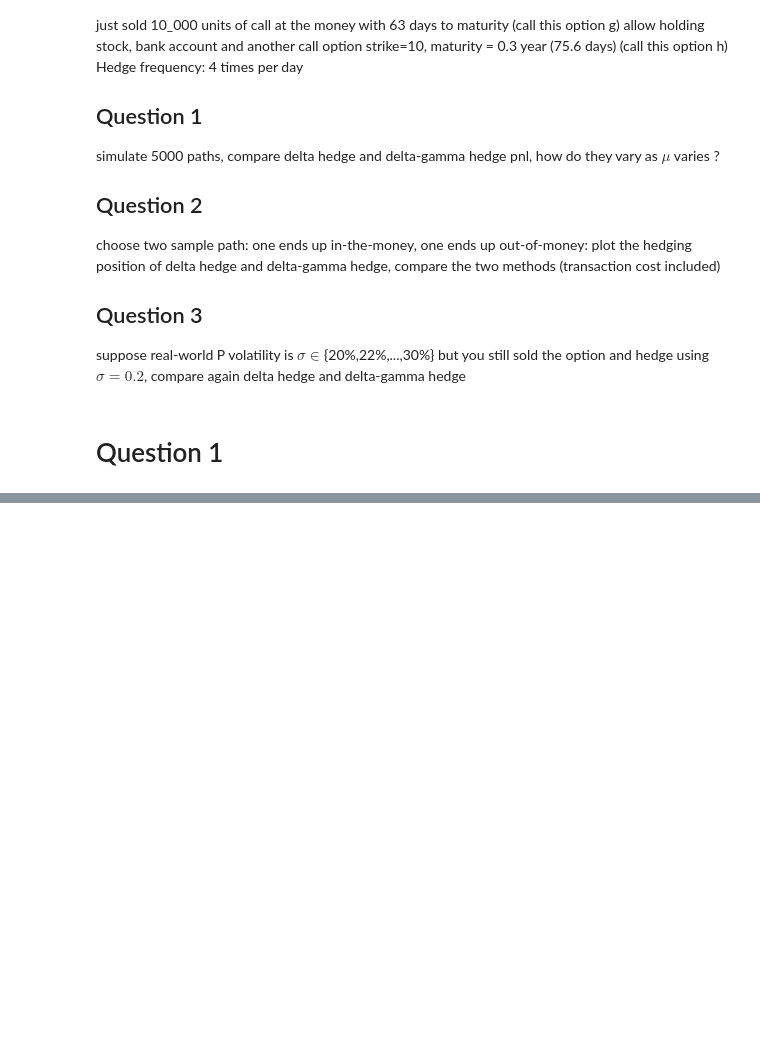
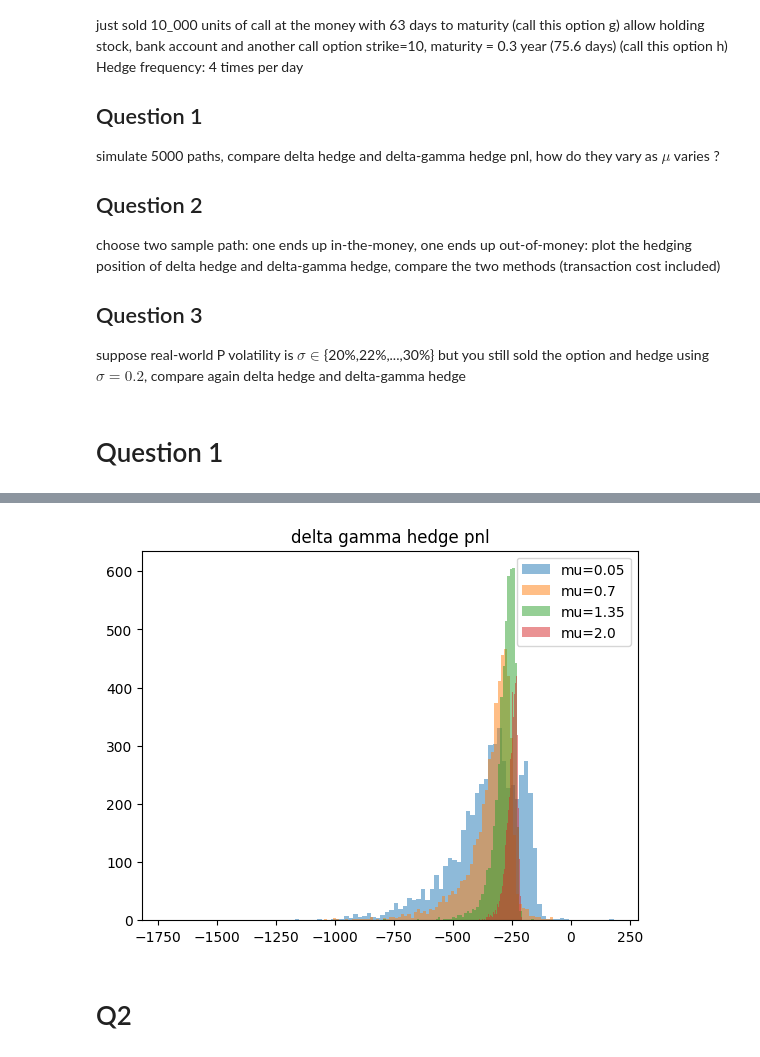
Before and after one commit to kaiwenShen/Dynamic_hedge, a Jupyter notebook: Dynamic_hedging.ipynb, the cells around one changed output, grey strips where cells are left out. Drawn from its saved outputs; the diff is of its cells as text; code cells hidden in the pictures; blank space fills up the shorter version.

```diff
--- a/Dynamic_hedging.ipynb
+++ b/Dynamic_hedging.ipynb
@@ -210,3 +239,13 @@ plt.show()
+# %%
+for idx,data in enumerate(end_pnl_delta_gamma):
+    plt.hist(data,bins=100,label='mu={}'.format(np.round(np.linspace(0.05,2.0,4)[idx],2)),alpha=0.5)
+plt.title('delta gamma hedge pnl')
+plt.legend()
+plt.show()
+# %% [output]
+[figure, added]
+# %% [markdown]
+# Q2
 # %%
 # plot subplots of delta hedge and delta gamma hedge for their stock path, alpha position, m position
 # %%
```
Also changed, not shown: parts of 13 cells of this notebook.
